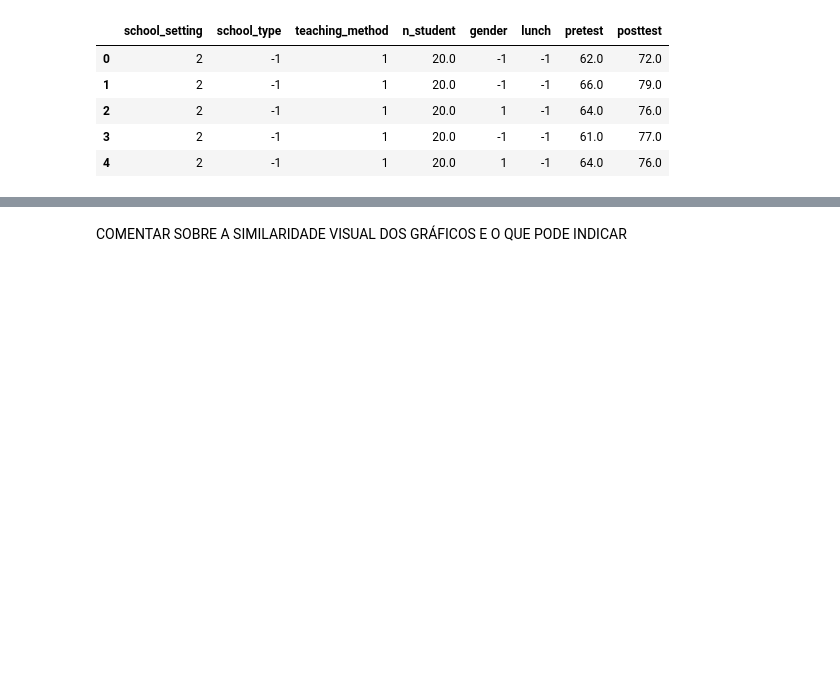
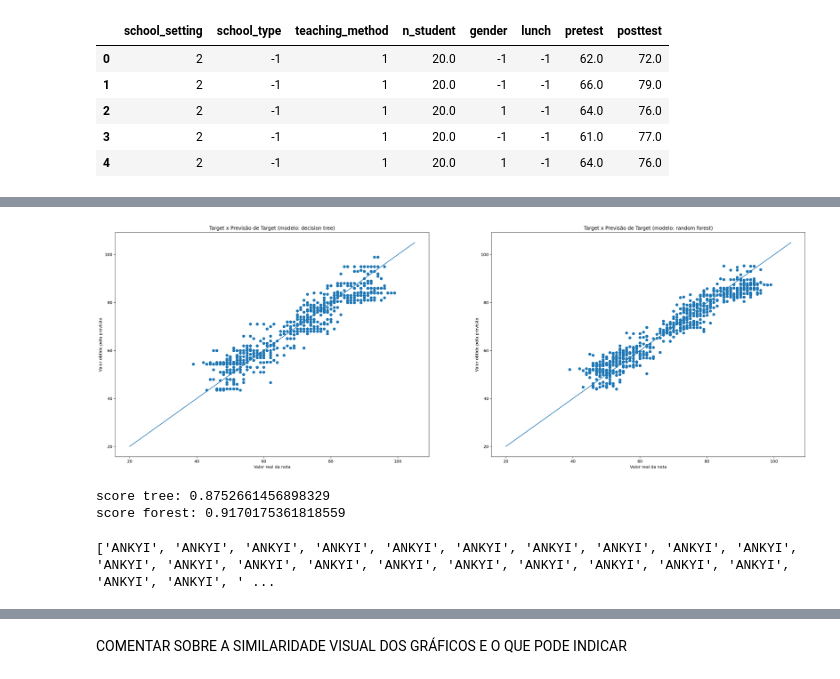
Before and after one commit to arieltl/proj2_cdados, a Jupyter notebook: projeto.ipynb, the cells around one changed output, grey strips where cells are left out. Cells and saved outputs as stored; diff of their text form; code cells hidden in the pictures; blank space fills up the shorter version.

```diff
--- a/projeto.ipynb
+++ b/projeto.ipynb
@@ -271,0 +322,22 @@ test.head()
+# %%
+plt.figure(figsize=(30,10))
+
+for title,col,i in zip(["(modelo: decision tree)","(modelo: random forest)"],[test.prediction_tree,test.prediction_forest],range(2)):
+    plt.subplot(121+i)
+    plt.title(f'Target x Previsão de Target {title}')
+    plt.xlabel('Valor real da nota')
+    plt.ylabel('Valor obtido pela previsão')
+    plt.scatter(test.posttest,col)
+    plt.plot([20,105],[20,105])
+# %% [output]
+[figure, added]
+# %%
+print(f'score tree: {tree.score(test.loc[:,features],test.loc[:,target])}')
+print(f'score forest: {forest.score(test.loc[:,features],test.loc[:,target])}')
+# %% [output]
+score tree: 0.8752661456898329
+score forest: 0.9170175361818559
+# %%
+print(raw_data.school.to_list()[:200])
+# %% [output]
+['ANKYI', 'ANKYI', 'ANKYI', 'ANKYI', 'ANKYI', 'ANKYI', 'ANKYI', 'ANKYI', 'ANKYI', 'ANKYI', 'ANKYI', 'ANKYI', 'ANKYI', 'ANKYI', 'ANKYI', 'ANKYI', 'ANKYI', 'ANKYI', 'ANKYI', 'ANKYI', 'ANKYI', 'ANKYI', ' ...
```
Also changed, not shown: parts of 42 cells of this notebook.
